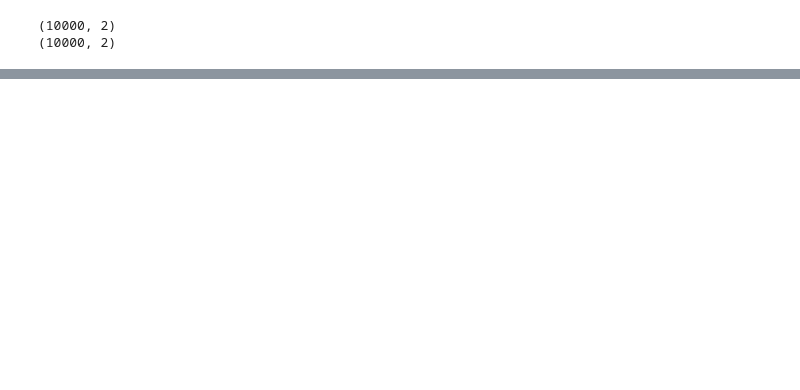
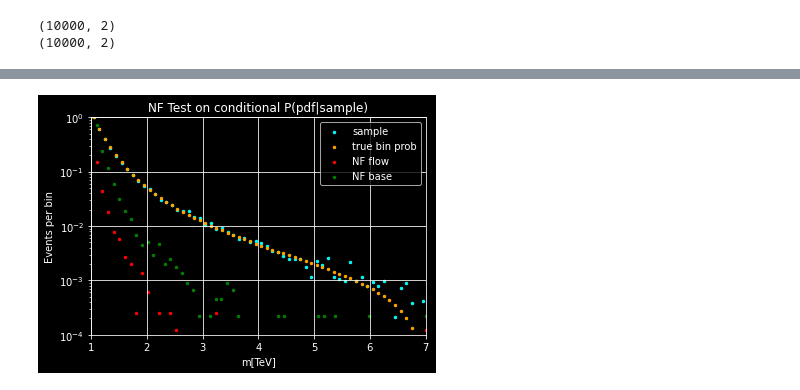
Before and after one commit to TDHTTTT/GCNN, a Jupyter notebook: WIP_bgfit_nf.ipynb, the cells around one changed output, grey strips where cells are left out. Cells and saved outputs as stored; diff of their text form; code cells hidden in the pictures; blank space fills up the shorter version.

```diff
--- a/WIP_bgfit_nf.ipynb
+++ b/WIP_bgfit_nf.ipynb
@@ -295,0 +319,7 @@ plot1p(X[0], Y[0], X_flowb, binsf[:-1], X_baseb, binsb[:-1], "d")
+# %%
+dist_base = dist.LogNormal(torch.tensor([1.2]), torch.tensor([1.2]))
+sample_transform = T.Spline(1)
+dist_sample = dist.TransformedDistribution(dist_base, [sample_transform])
+# %%
+pdf_transform = T.conditional_spline(1, context_dim=1)
+dist_pdf_given_sample = dist.ConditionalTransformedDistribution(dist_base, [pdf_transform])
@@ -295,0 +352,10 @@ plot1p(X[0], Y[0], X_flowb, binsf[:-1], X_baseb, binsb[:-1], "d")
+# %%
+X_flow_sample = dist_sample.sample(torch.Size([10000,]))
+X_flow_pdf = dist_pdf_given_sample.condition(X_flow_sample).sample(torch.Size([10000,])).detach().numpy()
+X_flow_sample = X_flow_sample.detach().numpy()
+# %%
+X_flowb, binsf = np.histogram(X_flow_sample[:,0], bins=60)
+X_baseb, binsb = np.histogram(X_flow_pdf[:,0], bins=60)
+plot1p(X[0], Y[0], X_flowb, binsf[:-1], X_baseb, binsb[:-1], "c")
+# %% [output]
+[figure, added]
```
Also changed, not shown: parts of 15 cells of this notebook.
